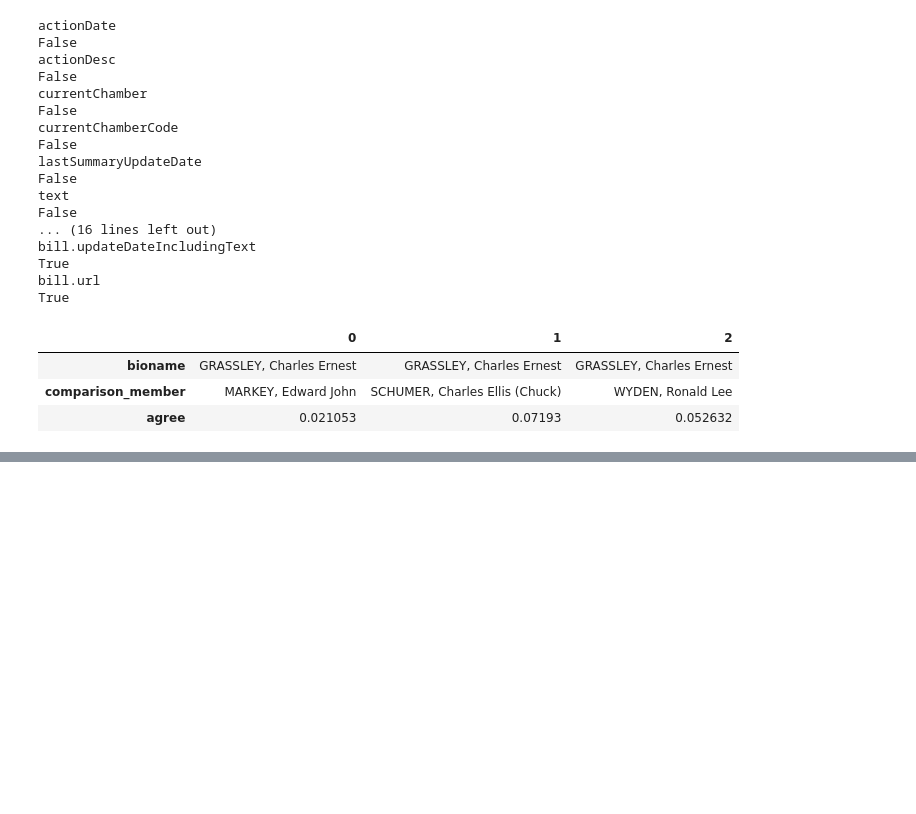
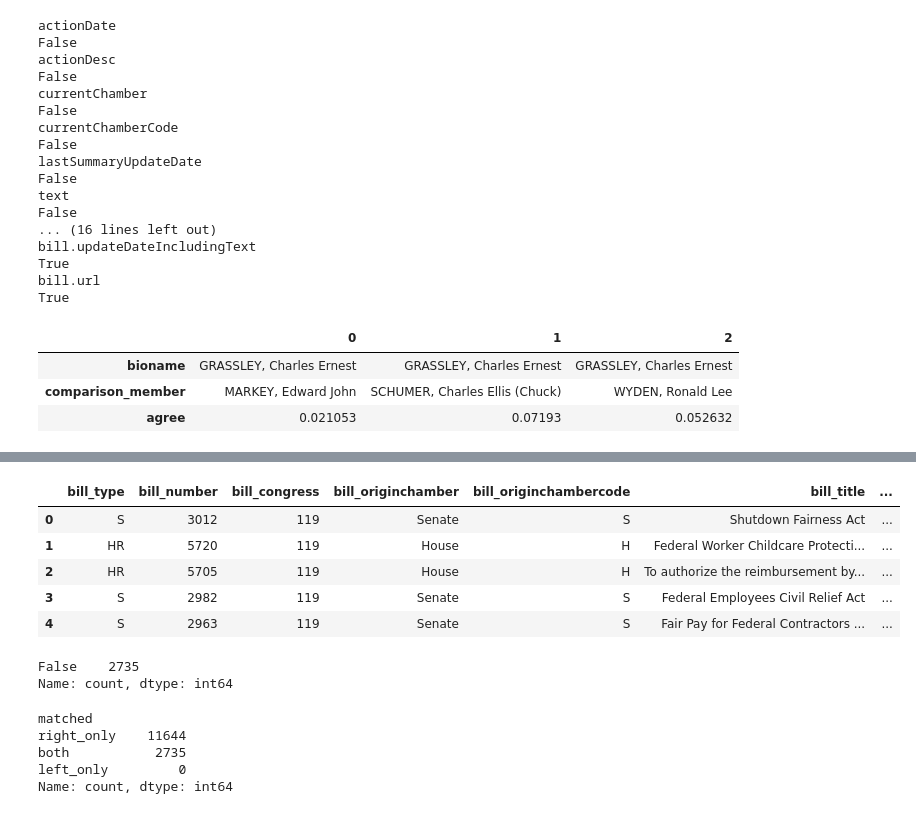
Before and after one commit to janiceeguo/DS6600-congress, a Jupyter notebook: notebooks/schema.ipynb, the cells around one changed output, grey strips where cells are left out. Cells and saved outputs as stored; diff of their text form; code cells hidden in the pictures; blank space fills up the shorter version.

```diff
--- a/notebooks/schema.ipynb
+++ b/notebooks/schema.ipynb
@@ -237,0 +243,15 @@ vote_compare.to_csv('../data/3NF/vote_compare.csv', index=False)
+# %%
+bills = pd.read_csv('../data/3NF/bills.csv')
+bills.head()
+# %% [output]
+|  | bill_type | bill_number | bill_congress | bill_originchamber | bill_originchambercode | bill_title | ... |
+| 0 | S | 3012 | 119 | Senate | S | Shutdown Fairness Act | ... |
+| 1 | HR | 5720 | 119 | House | H | Federal Worker Childcare Protecti... | ... |
+| 2 | HR | 5705 | 119 | House | H | To authorize the reimbursement by... | ... |
+| 3 | S | 2982 | 119 | Senate | S | Federal Employees Civil Relief Act | ... |
+| 4 | S | 2963 | 119 | Senate | S | Fair Pay for Federal Contractors ... | ... |
+# %%
+bills[['bill_url']].duplicated().value_counts()
+# %% [output]
+False    2735
+Name: count, dtype: int64
@@ -237,0 +260,8 @@ vote_compare.to_csv('../data/3NF/vote_compare.csv', index=False)
+# %%
+all_bills['matched'].value_counts()
+# %% [output]
+matched
+right_only    11644
+both           2735
+left_only         0
+Name: count, dtype: int64
```
Also changed, not shown: parts of 21 cells of this notebook.
